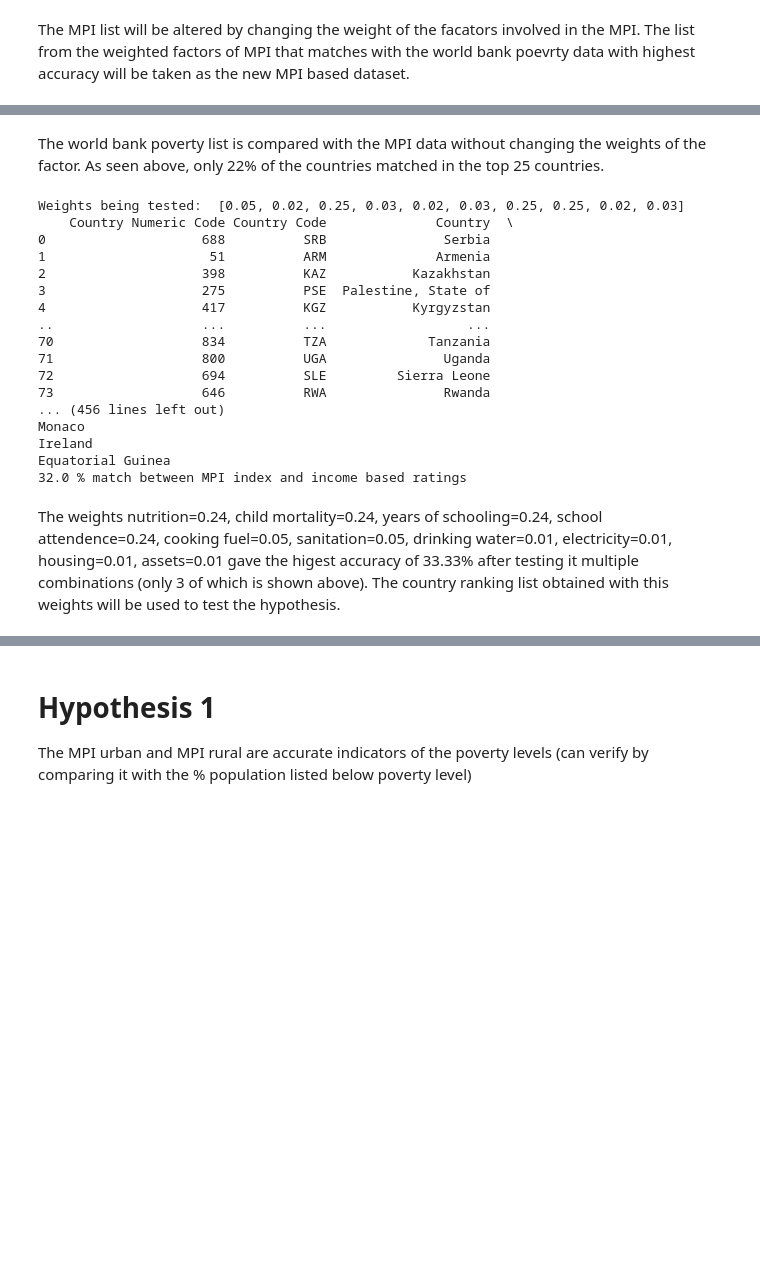
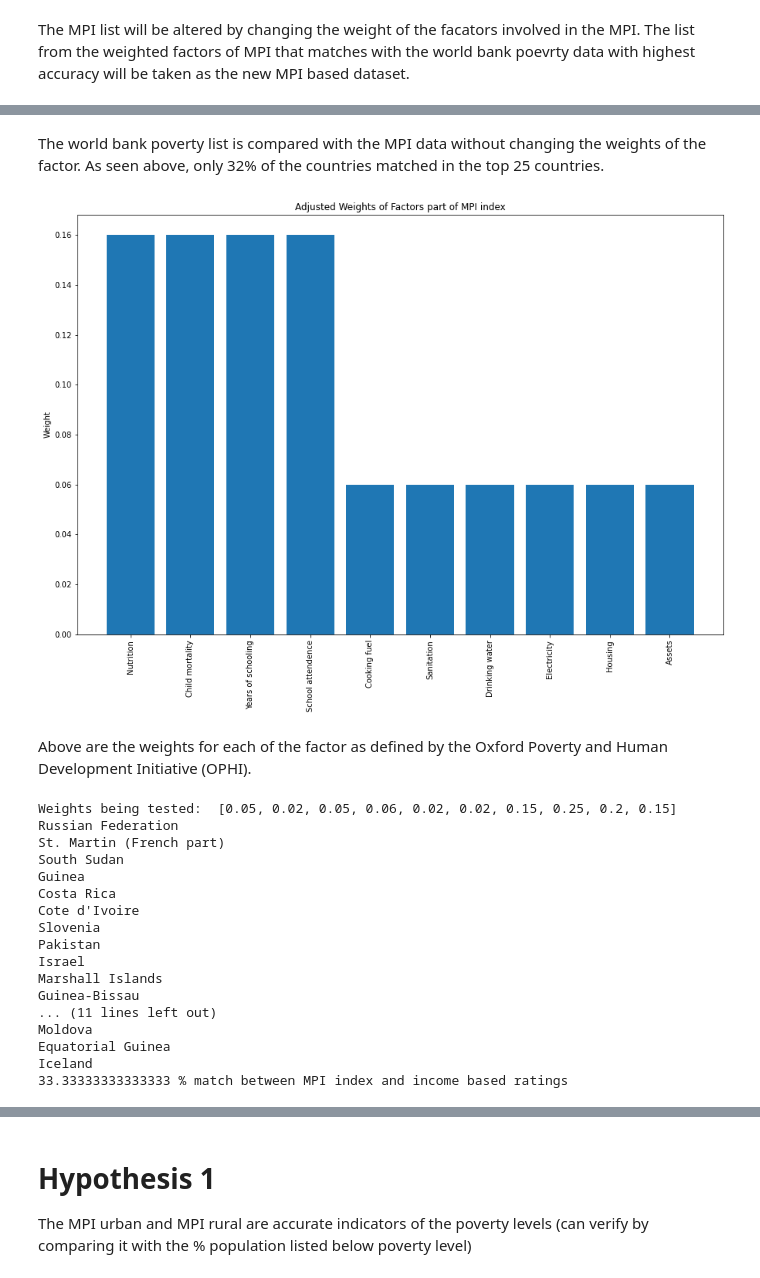
Before and after one commit to sandeepyadav3/2021Fall_finals, a Jupyter notebook: Project Code.ipynb, the cells around one changed output, grey strips where cells are left out. Saved outputs shown, nothing was run; the diff lists cells and outputs as text; code cells hidden in the pictures; blank space fills up the shorter version.

```diff
--- a/Project Code.ipynb
+++ b/Project Code.ipynb
@@ -166,39 +172,46 @@ Iceland
-# %% [markdown]
-The world bank poverty list is compared with the MPI data without changing the weights of the factor. As seen above, only 22% of the countries matched in the top 25 countries.
+# %% [markdown]
+The world bank poverty list is compared with the MPI data without changing the weights of the factor. As seen above, only 32% of the countries matched in the top 25 countries.
+# %%
+def plot_mpi_factors_with_adjusted_weights(weights_list):
+    """Plots a bar plot to visualize the weights of the MPI factors
+    :weights_list: list containing numbers that represents the weights of the respective factors in MPI
+    """
+    factors_list = ['Nutrition', 'Child mortality', 'Years of schooling', 'School attendence', 'Cooking fuel', 'Sanitation',
+                    'Drinking water', 'Electricity', 'Housing', 'Assets']
+    plt.figure(figsize=(15, 10))
+    plt.xticks(rotation=90)
+    plt.ylabel("Weight")
+    plt.title("Adjusted Weights of Factors part of MPI index")
+    plt.bar(factors_list, weights_list)
+# %%
+plot_mpi_factors_with_adjusted_weights(weights)
+# %% [output]
+[figure, added]
+# %% [markdown]
+Above are the weights for each of the factor as defined by the Oxford Poverty and Human Development Initiative (OPHI).
 # %%
-weights = [0.05, 0.02, 0.25, 0.03, 0.02, 0.03, 0.25, 0.25, 0.02, 0.03]
+weights = [0.05, 0.02, 0.05, 0.06, 0.02, 0.02, 0.15, 0.25, 0.2, 0.15]
 new_df['New MPI'] = createNewMpiCalculatedColumn(weights, new_df, new_column_name)
 new_df = new_df.sort_values(by = 'New MPI')
 new_df = new_df.reset_index(drop=True)
 
 print("Weights being tested: ", weights)
 print(getDifferenceInPovertyIn2DFs(new_df.head(75), world_bank_df.head(75), 'CountryName'), "% match between MPI index and income based ratings")
-print()
-
-weights = [0.45, 0.45, 0.01, 0.01, 0.01, 0.02, 0.01, 0.01, 0.02, 0.01]
-new_df['New MPI'] = createNewMpiCalculatedColumn(weights, new_df, new_column_name)
-new_df = new_df.sort_values(by = 'New MPI')
-new_df = new_df.reset_index(drop=True)
-
-print("Weights being tested: ", weights)
-print(getDifferenceInPovertyIn2DFs(new_df.head(75), world_bank_df.head(75), 'CountryName'), "% match between MPI index and income based ratings")
 # %% [output]
-Weights being tested:  [0.05, 0.02, 0.25, 0.03, 0.02, 0.03, 0.25, 0.25, 0.02, 0.03]
-    Country Numeric Code Country Code              Country  \
-0                    688          SRB               Serbia
-1                     51          ARM              Armenia
-2                    398          KAZ           Kazakhstan
-3                    275          PSE  Palestine, State of
-4                    417          KGZ           Kyrgyzstan
-..                   ...          ...                  ...
-70                   834          TZA             Tanzania
-71                   800          UGA               Uganda
-72                   694          SLE         Sierra Leone
-73                   646          RWA               Rwanda
-... (456 lines left out)
-Monaco
-Ireland
+Weights being tested:  [0.05, 0.02, 0.05, 0.06, 0.02, 0.02, 0.15, 0.25, 0.2, 0.15]
+Russian Federation
+St. Martin (French part)
+South Sudan
+Guinea
+Costa Rica
+Cote d'Ivoire
+Slovenia
+Pakistan
+Israel
+Marshall Islands
+Guinea-Bissau
+... (11 lines left out)
+Moldova
 Equatorial Guinea
-32.0 % match between MPI index and income based ratings
+Iceland
+33.33333333333333 % match between MPI index and income based ratings
-# %% [markdown]
-The weights nutrition=0.24, child mortality=0.24, years of schooling=0.24, school attendence=0.24, cooking fuel=0.05, sanitation=0.05, drinking water=0.01, electricity=0.01, housing=0.01, assets=0.01 gave the higest accuracy of 33.33% after testing it multiple combinations (only 3 of which is shown above). The country ranking list obtained with this weights will be used to test the hypothesis.
```
Also changed, not shown: parts of 24 cells of this notebook.
